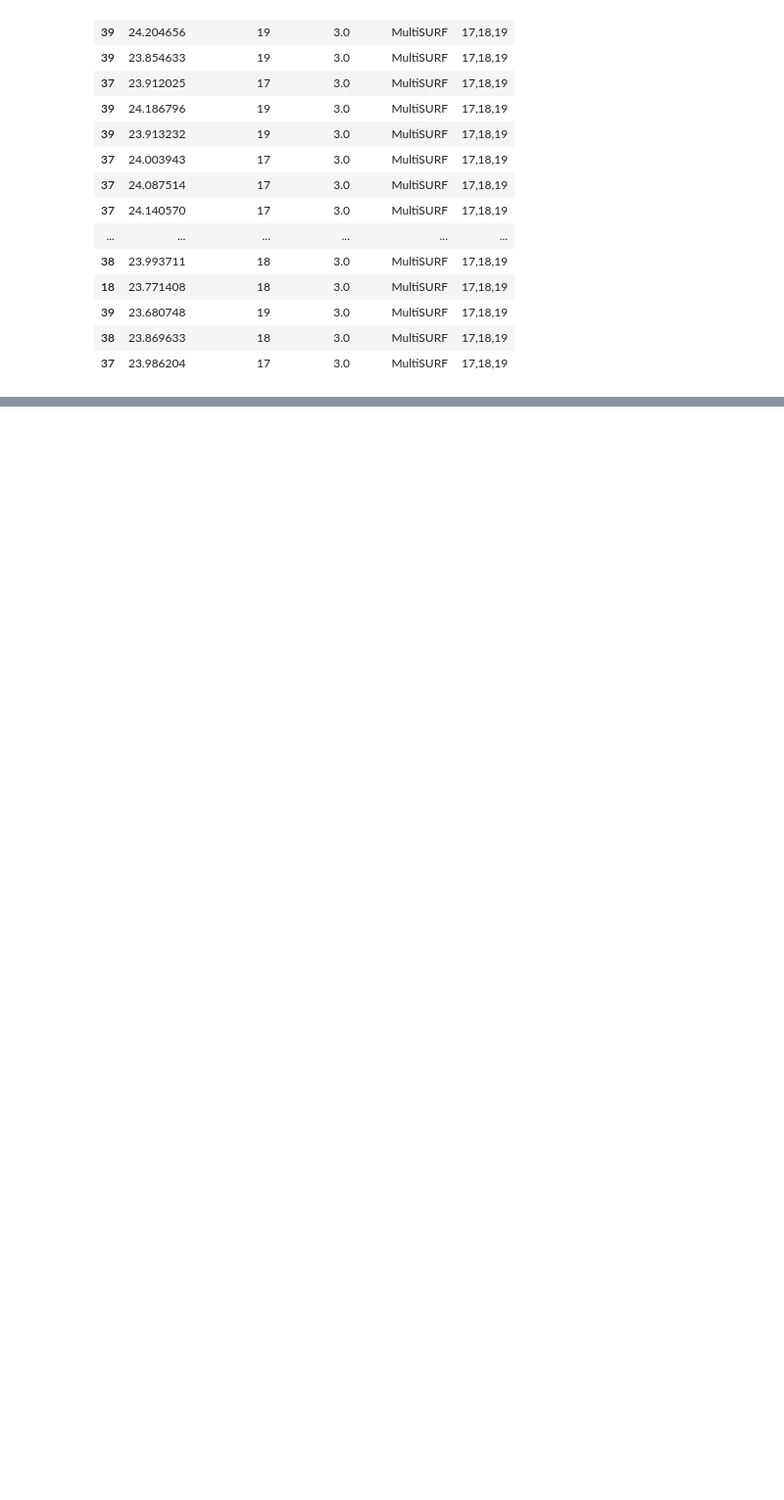
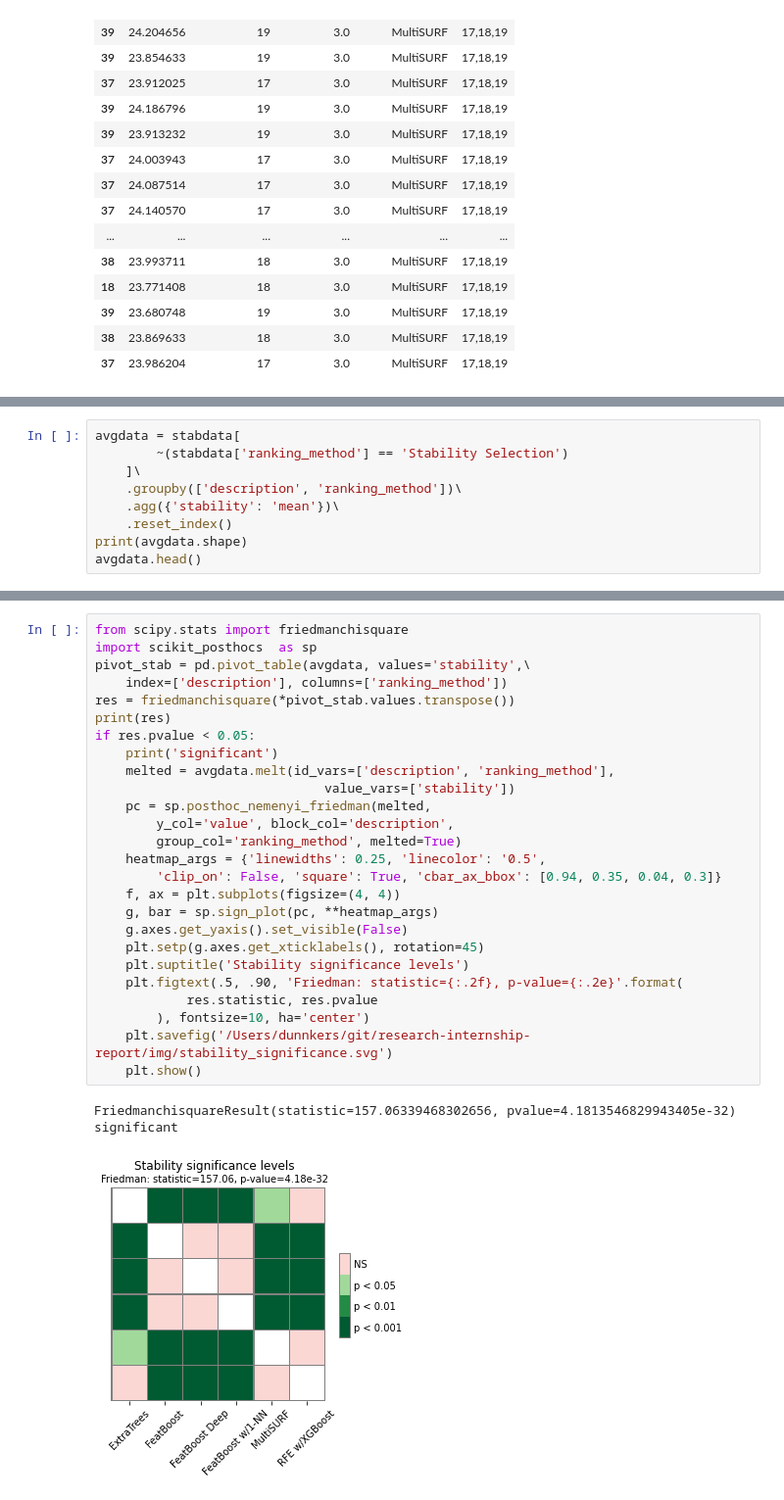
Before and after one commit to dunnkers/feature-selection, a Jupyter notebook: analysis/benchmark-20200524/stability-analysis.ipynb, the cells around one changed output, grey strips where cells are left out. Shown: that part at 98% size. Drawn from its saved outputs; the diff is of its cells as text; blank space fills up the shorter version.

```diff
--- a/analysis/benchmark-20200524/stability-analysis.ipynb
+++ b/analysis/benchmark-20200524/stability-analysis.ipynb
@@ -222,0 +254,9 @@ allrepls_ms
+# %%
+avgdata = stabdata[
+        ~(stabdata['ranking_method'] == 'Stability Selection')
+    ]\
+    .groupby(['description', 'ranking_method'])\
+    .agg({'stability': 'mean'})\
+    .reset_index()
+print(avgdata.shape)
+avgdata.head()
@@ -222,0 +271,30 @@ allrepls_ms
+# %%
+from scipy.stats import friedmanchisquare
+import scikit_posthocs  as sp
+pivot_stab = pd.pivot_table(avgdata, values='stability',\
+    index=['description'], columns=['ranking_method'])
+res = friedmanchisquare(*pivot_stab.values.transpose())
+print(res)
+if res.pvalue < 0.05:
+    print('significant')
+    melted = avgdata.melt(id_vars=['description', 'ranking_method'],
+                              value_vars=['stability'])
+    pc = sp.posthoc_nemenyi_friedman(melted,
+        y_col='value', block_col='description',
+        group_col='ranking_method', melted=True)
+    heatmap_args = {'linewidths': 0.25, 'linecolor': '0.5',
+        'clip_on': False, 'square': True, 'cbar_ax_bbox': [0.94, 0.35, 0.04, 0.3]}
+    f, ax = plt.subplots(figsize=(4, 4))
+    g, bar = sp.sign_plot(pc, **heatmap_args)
+    g.axes.get_yaxis().set_visible(False)
+    plt.setp(g.axes.get_xticklabels(), rotation=45)
+    plt.suptitle('Stability significance levels')
+    plt.figtext(.5, .90, 'Friedman: statistic={:.2f}, p-value={:.2e}'.format(
+            res.statistic, res.pvalue
+        ), fontsize=10, ha='center')
+    plt.savefig('/Users/dunnkers/git/research-internship-report/img/stability_significance.svg')
+    plt.show()
+# %% [output]
+FriedmanchisquareResult(statistic=157.06339468302656, pvalue=4.1813546829943405e-32)
+significant
+[figure, added]
```
Also changed, not shown: parts of 6 cells of this notebook, 2 other files.
